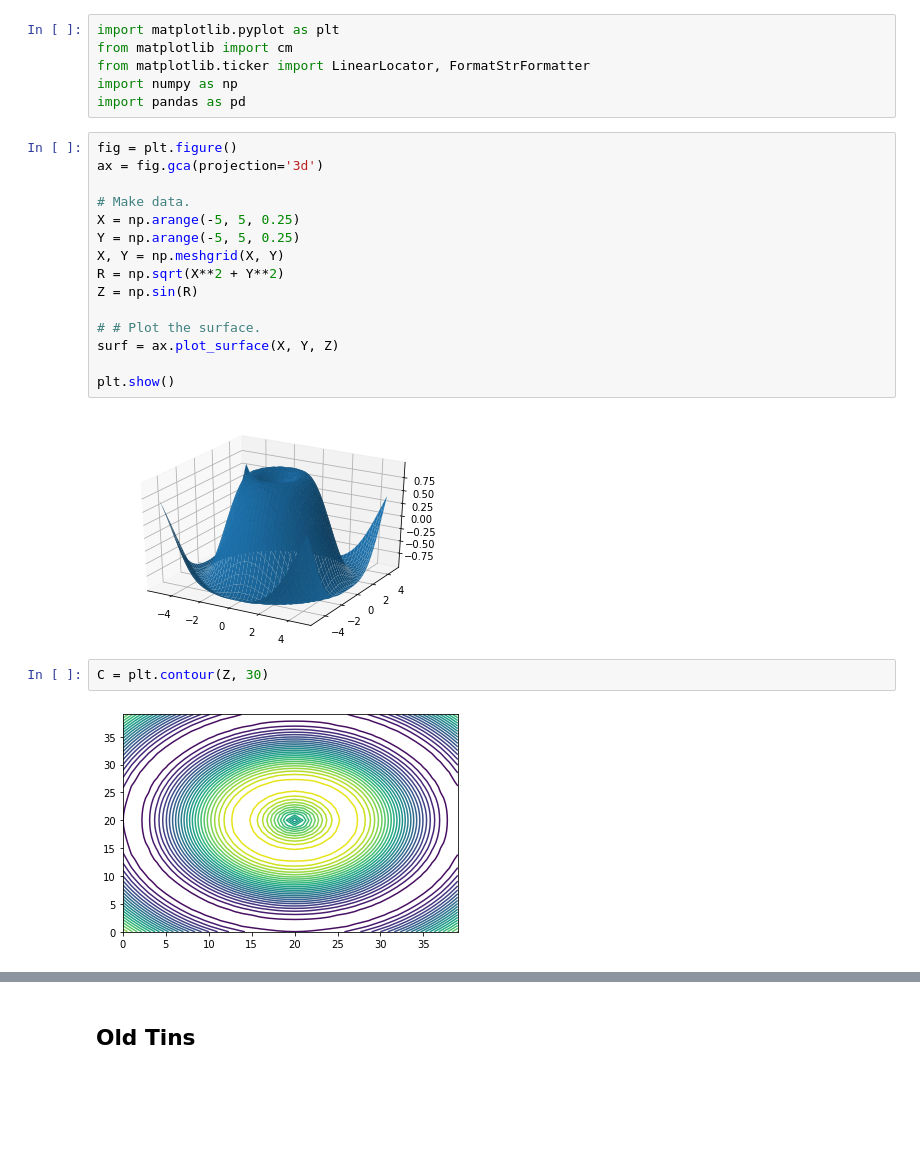
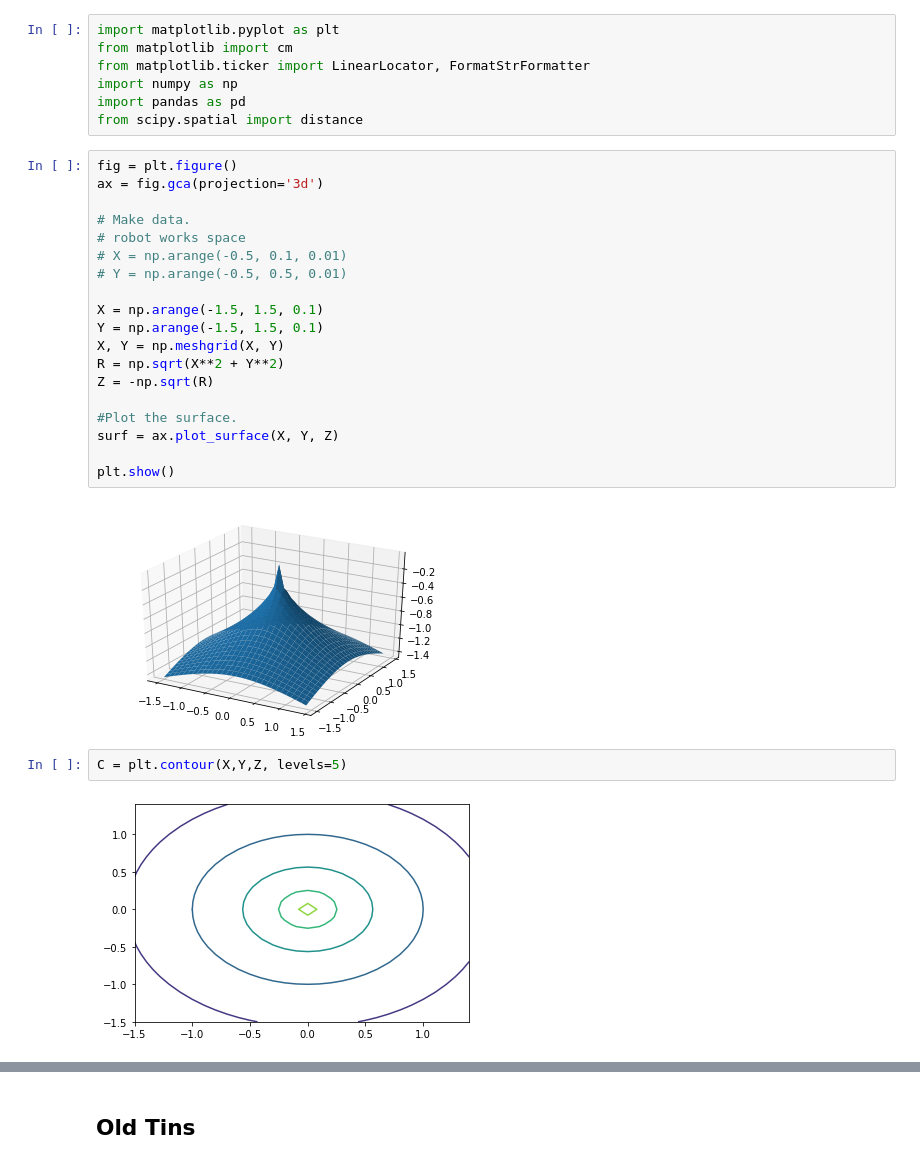
Before and after one commit to juliet29/es159_final, a Jupyter notebook: extractPaths_orig.ipynb, the cells around one changed output, grey strips where cells are left out. Cells and saved outputs as stored; diff of their text form; blank space fills up the shorter version.

```diff
--- a/extractPaths_orig.ipynb
+++ b/extractPaths_orig.ipynb
@@ -6,27 +6,32 @@ from matplotlib import cm
 from matplotlib.ticker import LinearLocator, FormatStrFormatter
 import numpy as np
 import pandas as pd
+from scipy.spatial import distance
 # %%
 fig = plt.figure()
 ax = fig.gca(projection='3d')
 
 # Make data.
-X = np.arange(-5, 5, 0.25)
-Y = np.arange(-5, 5, 0.25)
+# robot works space
+# X = np.arange(-0.5, 0.1, 0.01)
+# Y = np.arange(-0.5, 0.5, 0.01)
+
+X = np.arange(-1.5, 1.5, 0.1)
+Y = np.arange(-1.5, 1.5, 0.1)
 X, Y = np.meshgrid(X, Y)
 R = np.sqrt(X**2 + Y**2)
-Z = np.sin(R)
+Z = -np.sqrt(R)
 
-# # Plot the surface.
+#Plot the surface.
 surf = ax.plot_surface(X, Y, Z)
 
 plt.show()
 # %% [output]
-[figure, old version]
+[figure, new version]
 # %%
-C = plt.contour(Z, 30)
+C = plt.contour(X,Y,Z, levels=5)
 # %% [output]
-[figure, old version]
+[figure, new version]
 # %%
 raw_zs = C.levels
 print(C.levels)
```
Also changed, not shown: parts of 16 cells of this notebook.
